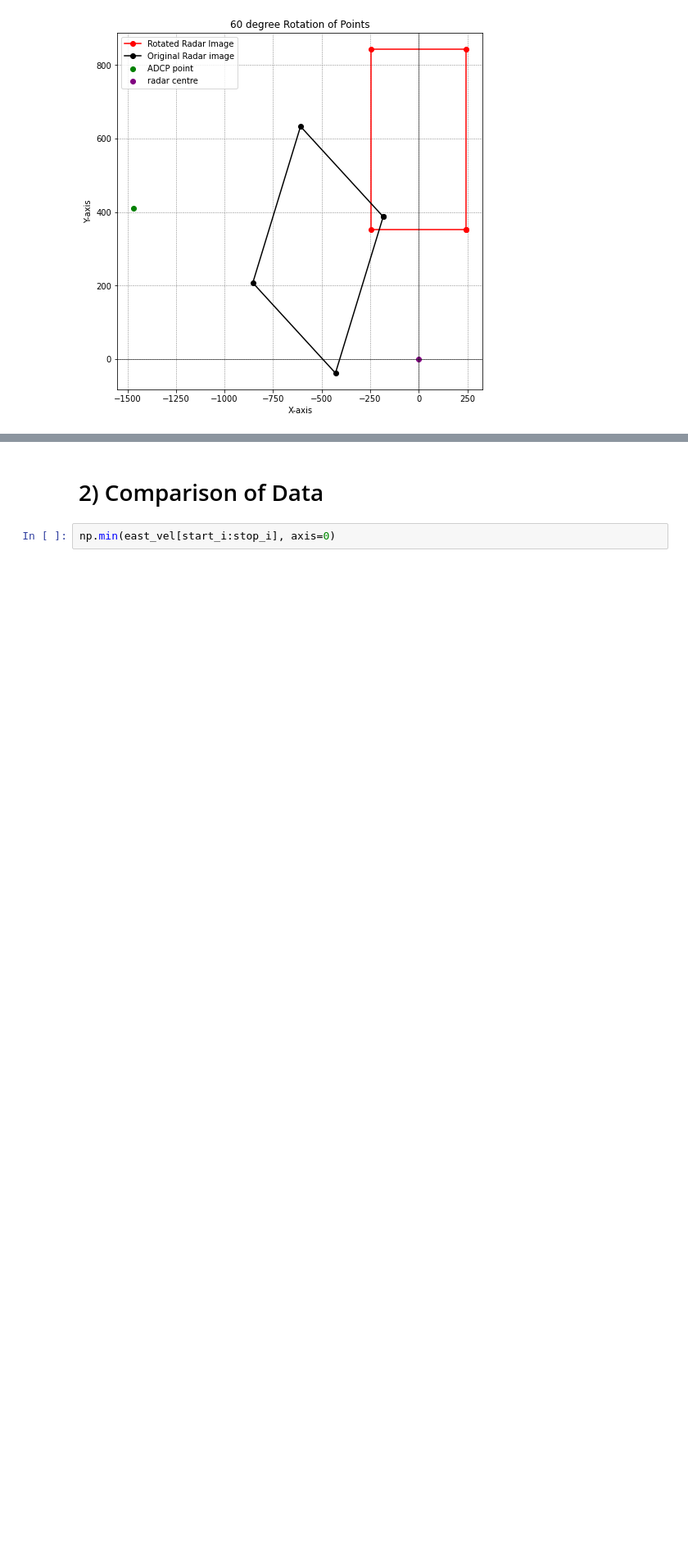
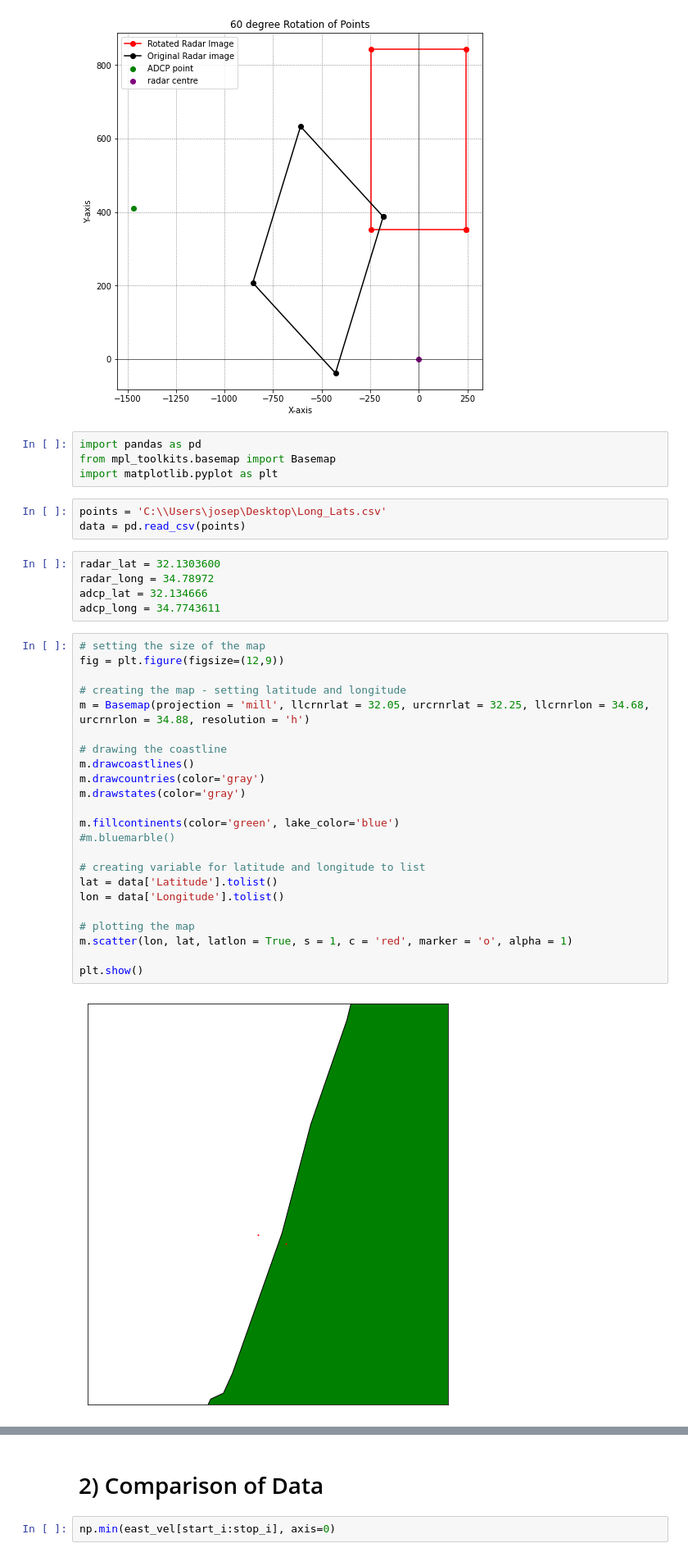
Before and after one commit to joeyanderson1/4th-Year-Thesis, a Jupyter notebook: ADCP Data.ipynb, the cells around one changed output, grey strips where cells are left out. Shown at 82% size. Drawn from its saved outputs; the diff is of its cells as text; blank space fills up the shorter version.

```diff
--- a/ADCP Data.ipynb
+++ b/ADCP Data.ipynb
@@ -278,3 +278,40 @@ plt.legend()
 plt.show()
 # %% [output]
 [figure]
+# %%
+import pandas as pd
+from mpl_toolkits.basemap import Basemap
+import matplotlib.pyplot as plt
+# %%
+points = 'C:\\Users\josep\Desktop\Long_Lats.csv'
+data = pd.read_csv(points)
+# %%
+radar_lat = 32.1303600
+radar_long = 34.78972
+adcp_lat = 32.134666
+adcp_long = 34.7743611
+# %%
+# setting the size of the map
+fig = plt.figure(figsize=(12,9))
+
+# creating the map - setting latitude and longitude
+m = Basemap(projection = 'mill', llcrnrlat = 32.05, urcrnrlat = 32.25, llcrnrlon = 34.68, urcrnrlon = 34.88, resolution = 'h')
+
+# drawing the coastline
+m.drawcoastlines()
+m.drawcountries(color='gray')
+m.drawstates(color='gray')
+
+m.fillcontinents(color='green', lake_color='blue')
+#m.bluemarble()
+
+# creating variable for latitude and longitude to list
+lat = data['Latitude'].tolist()
+lon = data['Longitude'].tolist()
+
+# plotting the map
+m.scatter(lon, lat, latlon = True, s = 1, c = 'red', marker = 'o', alpha = 1)
+
+plt.show()
+# %% [output]
+[figure, added]
```
Also changed, not shown: parts of 1 cell of this notebook.
